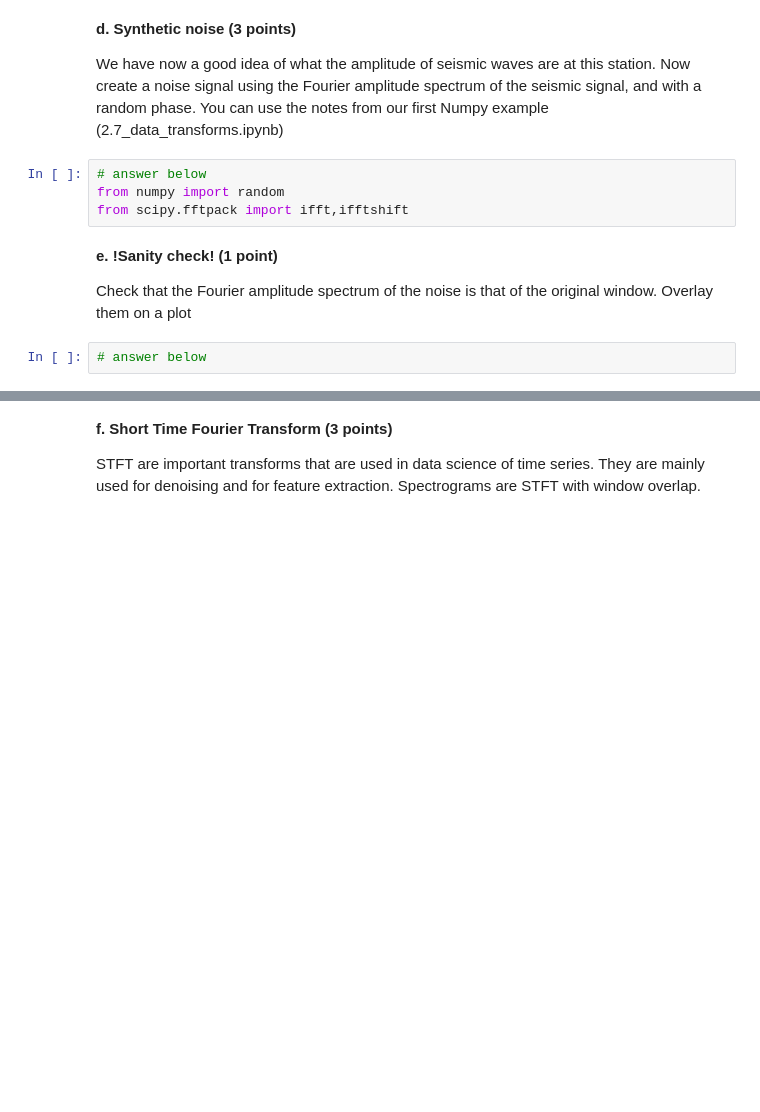
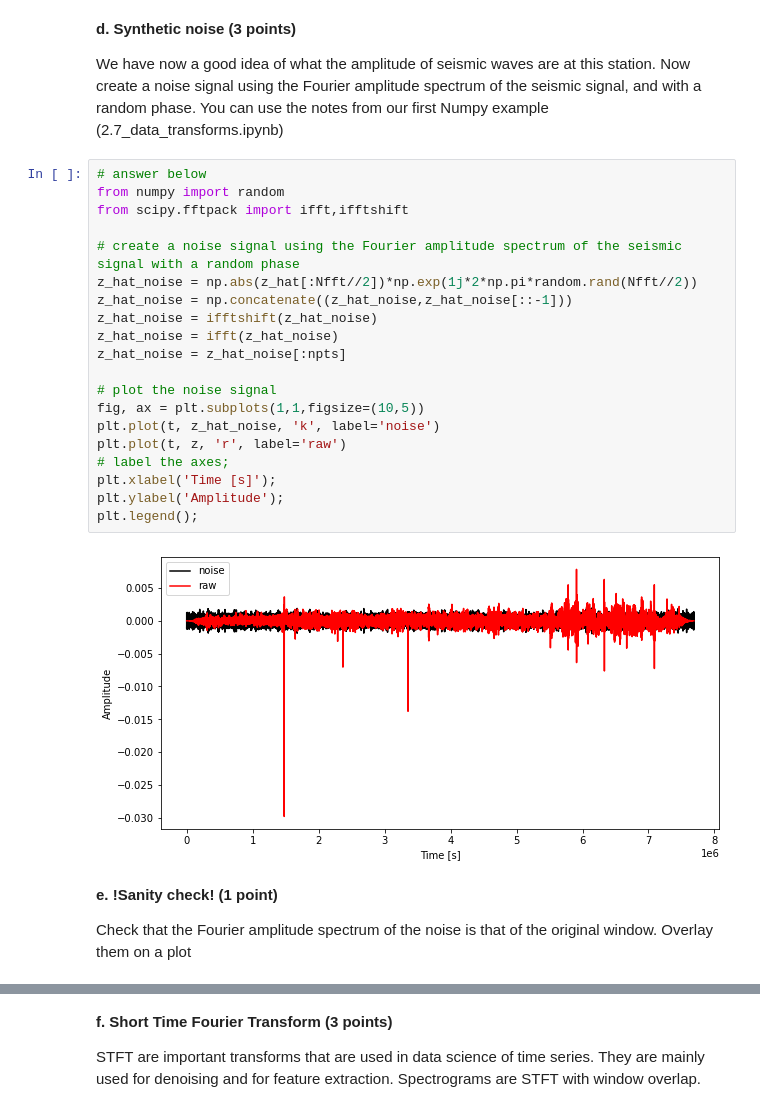
Before and after one commit to UW-ESS-DS/MLGeo2023-dlhogan97, a Jupyter notebook: notebooks/homework_3.ipynb, the cells around one changed output, grey strips where cells are left out. Drawn from its saved outputs; the diff is of its cells as text; blank space fills up the shorter version.

```diff
--- a/notebooks/homework_3.ipynb
+++ b/notebooks/homework_3.ipynb
@@ -184,13 +233,29 @@ Comment on the spectral content of the seismograms. How does the relative contri
 **d. Synthetic noise (3 points)**
 
 We have now a good idea of what the amplitude of seismic waves are at this station. Now create a noise signal using the Fourier amplitude spectrum of the seismic signal, and with a random phase. You can use the notes from our first Numpy example (2.7_data_transforms.ipynb)
-# %%
-# answer below
-from numpy import random
-from scipy.fftpack import ifft,ifftshift
+# %%
+# answer below
+from numpy import random
+from scipy.fftpack import ifft,ifftshift
+
+# create a noise signal using the Fourier amplitude spectrum of the seismic signal with a random phase
+z_hat_noise = np.abs(z_hat[:Nfft//2])*np.exp(1j*2*np.pi*random.rand(Nfft//2))
+z_hat_noise = np.concatenate((z_hat_noise,z_hat_noise[::-1]))
+z_hat_noise = ifftshift(z_hat_noise)
+z_hat_noise = ifft(z_hat_noise)
+z_hat_noise = z_hat_noise[:npts]
+
+# plot the noise signal
+fig, ax = plt.subplots(1,1,figsize=(10,5))
+plt.plot(t, z_hat_noise, 'k', label='noise')
+plt.plot(t, z, 'r', label='raw')
+# label the axes;
+plt.xlabel('Time [s]');
+plt.ylabel('Amplitude');
+plt.legend();
+# %% [output]
+[figure, added]
 # %% [markdown]
 **e. !Sanity check! (1 point)**
 
 Check that the Fourier amplitude spectrum of the noise is that of the original window. Overlay them on a plot
-# %%
-# answer below
```
Also changed, not shown: parts of 57 cells of this notebook.
